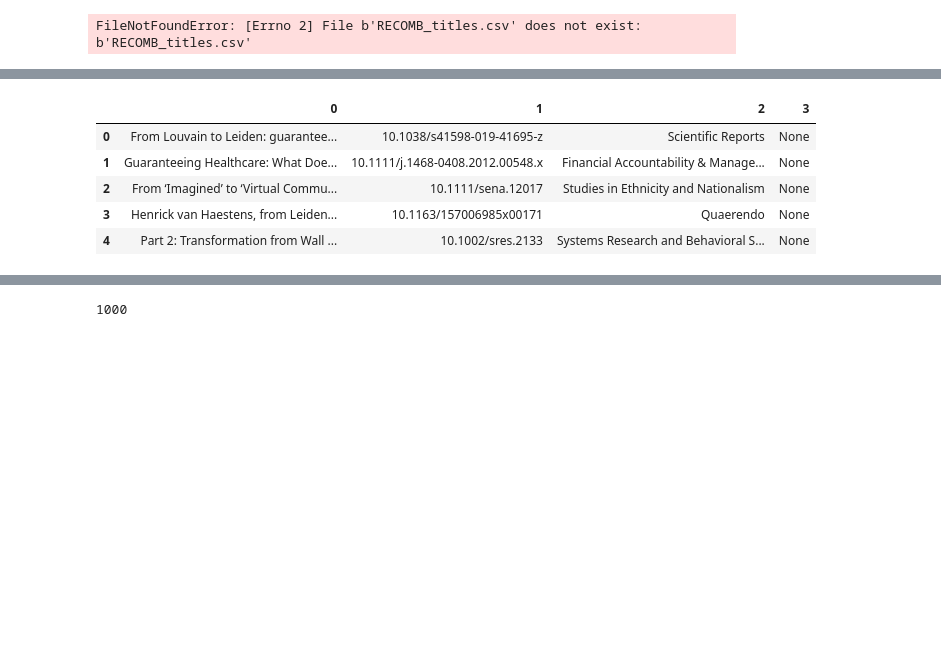
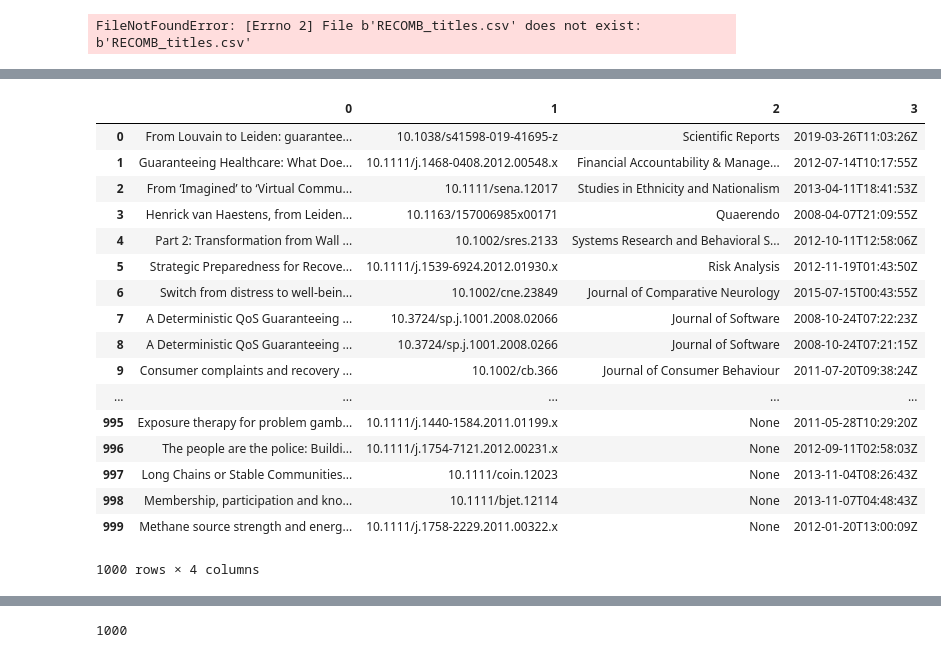
Before and after one commit to NETESOLUTIONS/ERNIE, a Jupyter notebook: Untitled.ipynb, the cells around one changed output, grey strips where cells are left out. Cells and saved outputs as stored; diff of their text form; code cells hidden in the pictures; blank space fills up the shorter version.

```diff
--- a/Untitled.ipynb
+++ b/Untitled.ipynb
@@ -118,44 +118,60 @@ sample_recomb_title_list
 
 title_split_list
 url_form = 'https://api.crossref.org/works?query.title=From Louvain to Leiden: guaranteeing well-connceted communities'
-query_paramters = '&select=title,DOI,container-title&mailto=dl2774@columbia.edu&rows=5'
+query_paramters = '&select=title,DOI,container-title,created&mailto=dl2774@columbia.edu&rows=1000'
 url = url_form + query_paramters
 rsp = requests.get(url)
 dict_object = json.loads(rsp.text)
 items_list = dict_object.get('message').get('items')
+items_list
+
 
 import itertools
 doi_array = []
 title_array = []
 journal_array = []
 publication_date_array = []
 doi_array = []
 title_array = []
 journal_array = []
 publication_date_array = []
 for item in items_list:
     if item['DOI']:
         value = item['DOI']
         doi_array.append(value)
     if item['title']:
         value = item['title'][0]
         title_array.append(value)
     if 'container-title'in item:
         value = item['container-title'][0]
         journal_array.append(value)
     if 'created'in item:
         value = item['created']['date-time']
         publication_date_array.append(value)
 
+publication_date_array
+
 data_df = pd.DataFrame(list(itertools.zip_longest(title_array, doi_array, journal_array, publication_date_array)))
 data_df
 # %% [output]
 |  | 0 | 1 | 2 | 3 |
-| 0 | From Louvain to Leiden: guarantee... | 10.1038/s41598-019-41695-z | Scientific Reports | None |
-| 1 | Guaranteeing Healthcare: What Doe... | 10.1111/j.1468-0408.2012.00548.x | Financial Accountability & Manage... | None |
-| 2 | From ‘Imagined’ to ‘Virtual Commu... | 10.1111/sena.12017 | Studies in Ethnicity and Nationalism | None |
-| 3 | Henrick van Haestens, from Leiden... | 10.1163/157006985x00171 | Quaerendo | None |
-| 4 | Part 2: Transformation from Wall ... | 10.1002/sres.2133 | Systems Research and Behavioral S... | None |
+| 0 | From Louvain to Leiden: guarantee... | 10.1038/s41598-019-41695-z | Scientific Reports | 2019-03-26T11:03:26Z |
+| 1 | Guaranteeing Healthcare: What Doe... | 10.1111/j.1468-0408.2012.00548.x | Financial Accountability & Manage... | 2012-07-14T10:17:55Z |
+| 2 | From ‘Imagined’ to ‘Virtual Commu... | 10.1111/sena.12017 | Studies in Ethnicity and Nationalism | 2013-04-11T18:41:53Z |
+| 3 | Henrick van Haestens, from Leiden... | 10.1163/157006985x00171 | Quaerendo | 2008-04-07T21:09:55Z |
+| 4 | Part 2: Transformation from Wall ... | 10.1002/sres.2133 | Systems Research and Behavioral S... | 2012-10-11T12:58:06Z |
+| 5 | Strategic Preparedness for Recove... | 10.1111/j.1539-6924.2012.01930.x | Risk Analysis | 2012-11-19T01:43:50Z |
+| 6 | Switch from distress to well-bein... | 10.1002/cne.23849 | Journal of Comparative Neurology | 2015-07-15T00:43:55Z |
+| 7 | A Deterministic QoS Guaranteeing ... | 10.3724/sp.j.1001.2008.02066 | Journal of Software | 2008-10-24T07:22:23Z |
+| 8 | A Deterministic QoS Guaranteeing ... | 10.3724/sp.j.1001.2008.0266 | Journal of Software | 2008-10-24T07:21:15Z |
+| 9 | Consumer complaints and recovery ... | 10.1002/cb.366 | Journal of Consumer Behaviour | 2011-07-20T09:38:24Z |
+| ... | ... | ... | ... | ... |
+| 995 | Exposure therapy for problem gamb... | 10.1111/j.1440-1584.2011.01199.x | None | 2011-05-28T10:29:20Z |
+| 996 | The people are the police: Buildi... | 10.1111/j.1754-7121.2012.00231.x | None | 2012-09-11T02:58:03Z |
+| 997 | Long Chains or Stable Communities... | 10.1111/coin.12023 | None | 2013-11-04T08:26:43Z |
+| 998 | Membership, participation and kno... | 10.1111/bjet.12114 | None | 2013-11-07T04:48:43Z |
+| 999 | Methane source strength and energ... | 10.1111/j.1758-2229.2011.00322.x | None | 2012-01-20T13:00:09Z |
+1000 rows × 4 columns
 # %%
 url_form = 'https://api.crossref.org/works?query.title=From Louvain to Leiden: guaranteeing well-connceted communities'
 query_paramters = '&select=title,DOI,container-title&mailto=dl2774@columbia.edu&enable-multiple-hits="false"&rows=100
```
Also changed, not shown: parts of 1 cell of this notebook, 1 other file.
